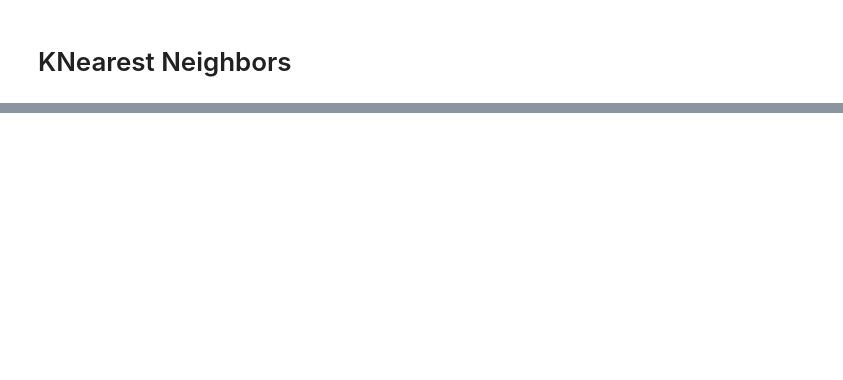
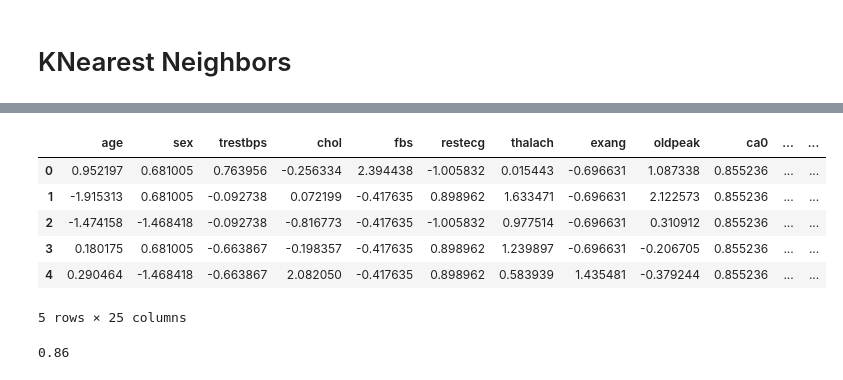
Before and after one commit to robotautas/kursas, a Jupyter notebook: Machine Learning/klasifikatoriai_uzduotis.ipynb, the cells around one changed output, grey strips where cells are left out. Saved outputs shown, nothing was run; the diff lists cells and outputs as text; code cells hidden in the pictures; blank space fills up the shorter version.

```diff
--- a/Machine Learning/klasifikatoriai_uzduotis.ipynb
+++ b/Machine Learning/klasifikatoriai_uzduotis.ipynb
@@ -320,0 +323,5 @@ Nors algoritmas save vertina geriau už kitus, pasitikrinus y_test reikšmes ir
+# %%
+from sklearn.preprocessing import StandardScaler
+scaler = StandardScaler().fit(X) # sukuriame StandardScaler objektą
+scaled_features = scaler.transform(X) # perdarome reikšmes į KNN klasifikatoriui priimtinesnį formatą
+scaled_features[:4]
@@ -320,0 +349,20 @@ Nors algoritmas save vertina geriau už kitus, pasitikrinus y_test reikšmes ir
+# %%
+features = pd.DataFrame(scaled_features, columns=X.columns)
+# %%
+features.head()
+# %% [output]
+|  | age | sex | trestbps | chol | fbs | restecg | thalach | exang | oldpeak | ca0 | ... | ... |
+| 0 | 0.952197 | 0.681005 | 0.763956 | -0.256334 | 2.394438 | -1.005832 | 0.015443 | -0.696631 | 1.087338 | 0.855236 | ... | ... |
+| 1 | -1.915313 | 0.681005 | -0.092738 | 0.072199 | -0.417635 | 0.898962 | 1.633471 | -0.696631 | 2.122573 | 0.855236 | ... | ... |
+| 2 | -1.474158 | -1.468418 | -0.092738 | -0.816773 | -0.417635 | -1.005832 | 0.977514 | -0.696631 | 0.310912 | 0.855236 | ... | ... |
+| 3 | 0.180175 | 0.681005 | -0.663867 | -0.198357 | -0.417635 | 0.898962 | 1.239897 | -0.696631 | -0.206705 | 0.855236 | ... | ... |
+| 4 | 0.290464 | -1.468418 | -0.663867 | 2.082050 | -0.417635 | 0.898962 | 0.583939 | 1.435481 | -0.379244 | 0.855236 | ... | ... |
+5 rows × 25 columns
+# %%
+from sklearn.neighbors import KNeighborsClassifier
+XX_train, XX_test, yy_train, yy_test = \
+train_test_split(features, y, test_size=0.33, random_state=42)
+heart_knc = KNeighborsClassifier(n_neighbors = 12).fit(XX_train, yy_train)
+heart_knc.score(XX_test, yy_test)
+# %% [output]
+0.86
```
Also changed, not shown: parts of 13 cells of this notebook.
